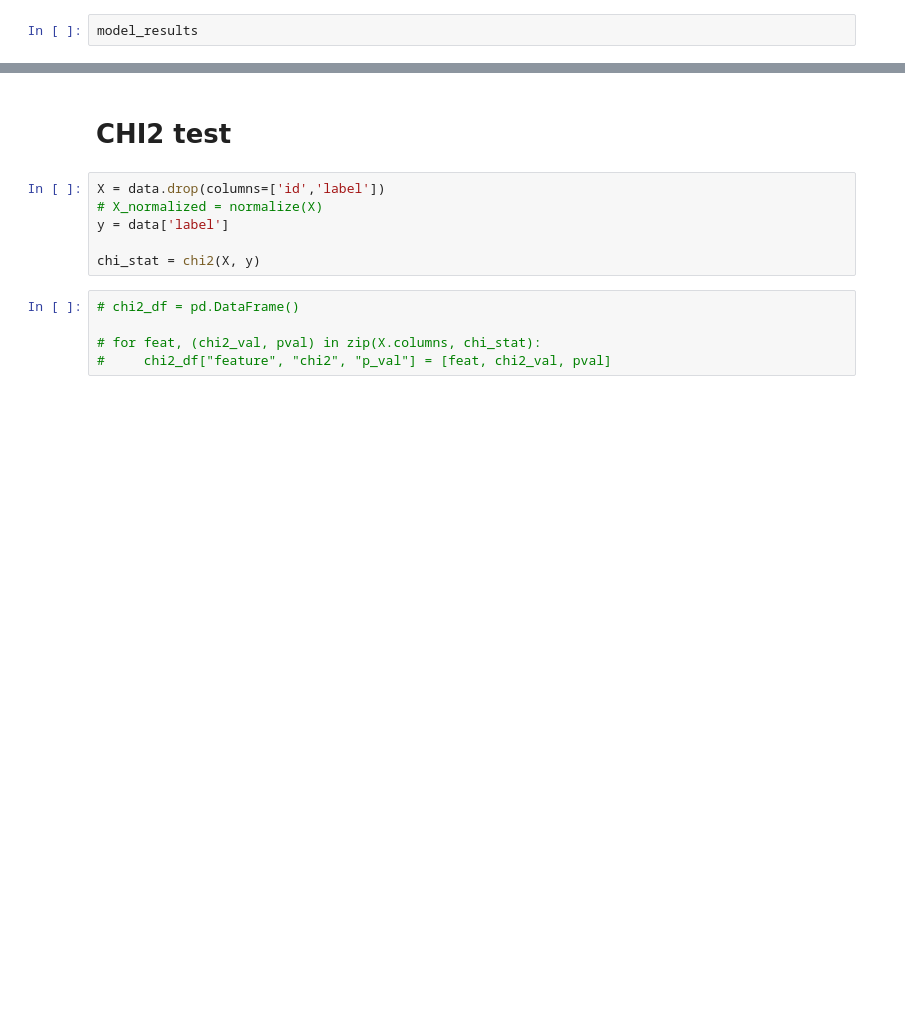
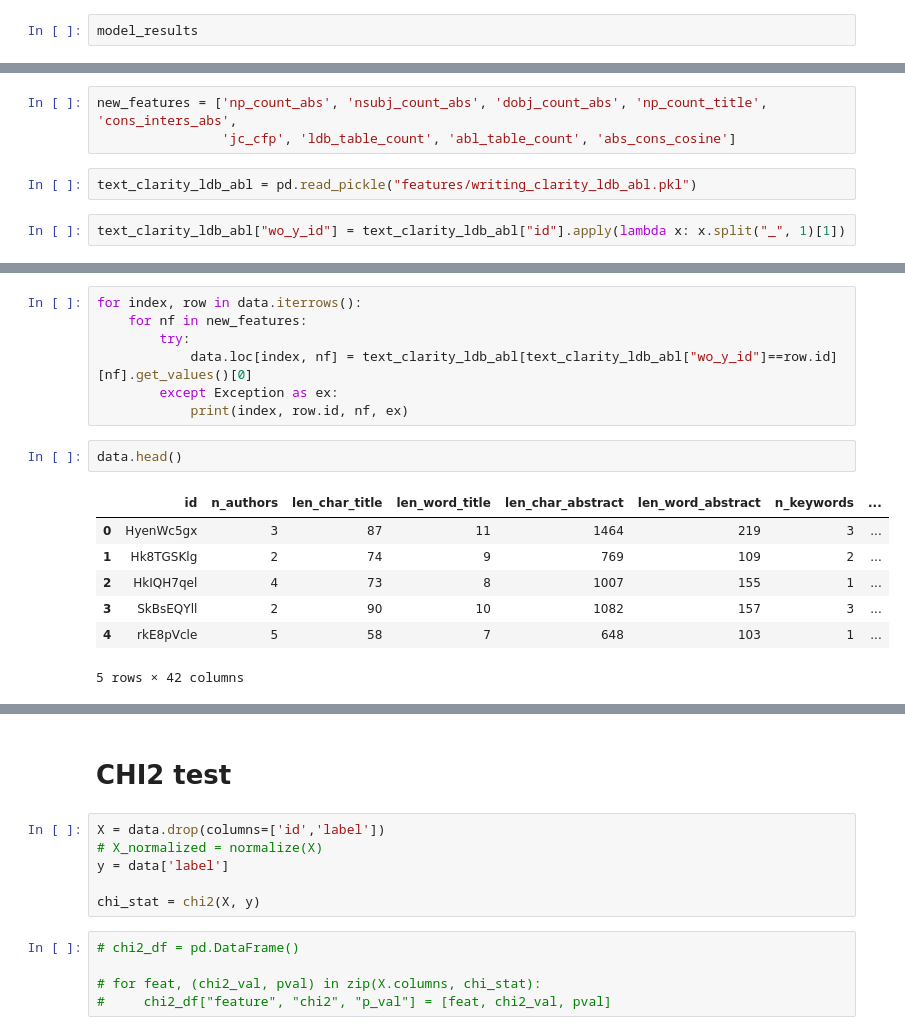
Before and after one commit to shruti-singh/PaperAcceptancePrediction, a Jupyter notebook: shruti/AllModels2017BaselinePart3Simpliied.ipynb, the cells around one changed output, grey strips where cells are left out. Cells and saved outputs as stored; diff of their text form; blank space fills up the shorter version.

```diff
--- a/shruti/AllModels2017BaselinePart3Simpliied.ipynb
+++ b/shruti/AllModels2017BaselinePart3Simpliied.ipynb
@@ -161,0 +268,7 @@ model_results
+# %%
+new_features = ['np_count_abs', 'nsubj_count_abs', 'dobj_count_abs', 'np_count_title', 'cons_inters_abs',
+                'jc_cfp', 'ldb_table_count', 'abl_table_count', 'abs_cons_cosine']
+# %%
+text_clarity_ldb_abl = pd.read_pickle("features/writing_clarity_ldb_abl.pkl")
+# %%
+text_clarity_ldb_abl["wo_y_id"] = text_clarity_ldb_abl["id"].apply(lambda x: x.split("_", 1)[1])
@@ -161,0 +282,17 @@ model_results
+# %%
+for index, row in data.iterrows():
+    for nf in new_features:
+        try:
+            data.loc[index, nf] = text_clarity_ldb_abl[text_clarity_ldb_abl["wo_y_id"]==row.id][nf].get_values()[0]
+        except Exception as ex:
+            print(index, row.id, nf, ex)
+# %%
+data.head()
+# %% [output]
+|  | id | n_authors | len_char_title | len_word_title | len_char_abstract | len_word_abstract | n_keywords | ... |
+| 0 | HyenWc5gx | 3 | 87 | 11 | 1464 | 219 | 3 | ... |
+| 1 | Hk8TGSKlg | 2 | 74 | 9 | 769 | 109 | 2 | ... |
+| 2 | HkIQH7qel | 4 | 73 | 8 | 1007 | 155 | 1 | ... |
+| 3 | SkBsEQYll | 2 | 90 | 10 | 1082 | 157 | 3 | ... |
+| 4 | rkE8pVcle | 5 | 58 | 7 | 648 | 103 | 1 | ... |
+5 rows × 42 columns
```
Also changed, not shown: parts of 12 cells of this notebook, 3 other files.
